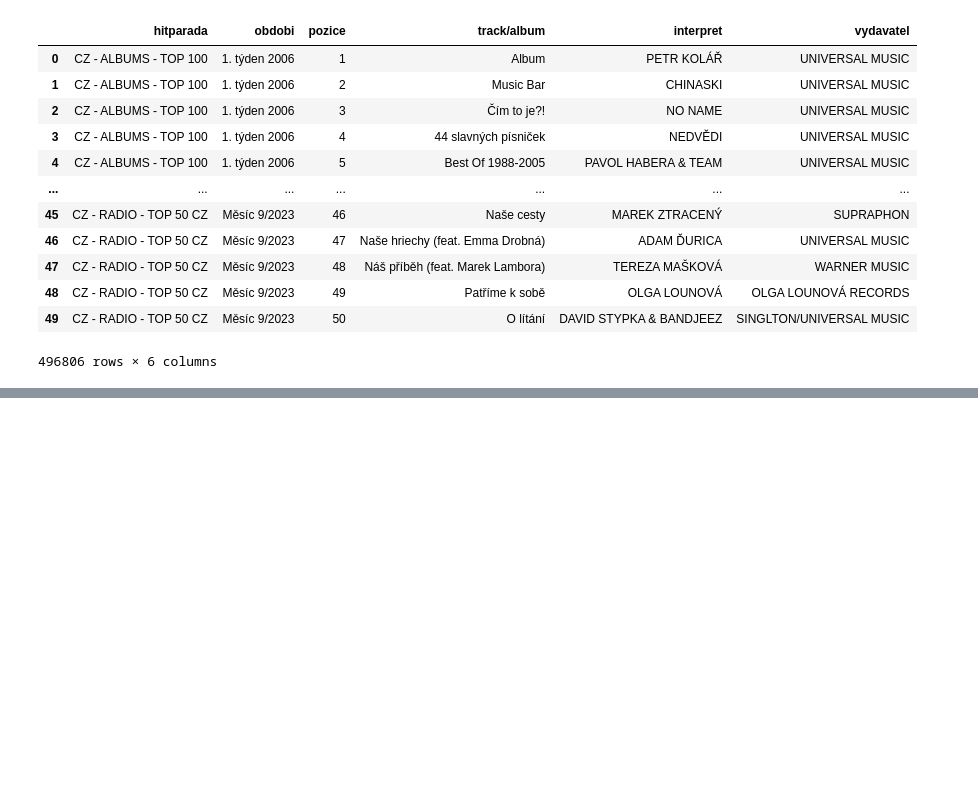
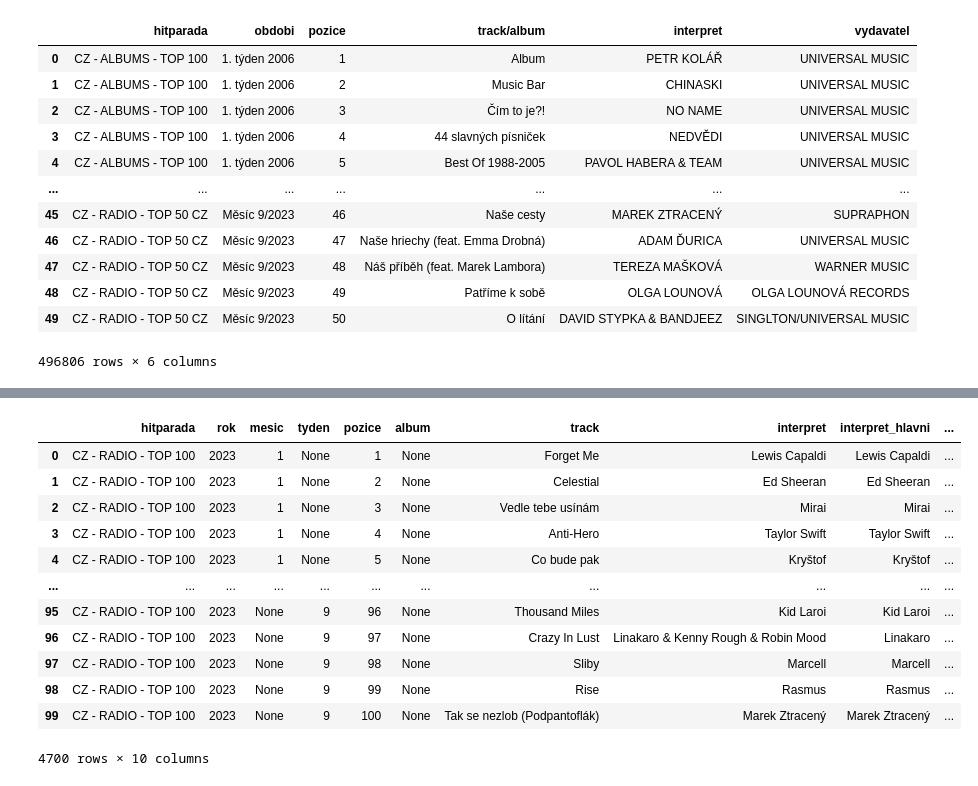
Before and after one commit to DataRozhlas/hitparady, a Jupyter notebook: 005 spojení a čištění IFPI.ipynb, the cells around one changed output, grey strips where cells are left out. Cells and saved outputs as stored; diff of their text form; code cells hidden in the pictures; blank space fills up the shorter version.

```diff
--- a/005 spojení a čištění IFPI.ipynb
+++ b/005 spojení a čištění IFPI.ipynb
@@ -101,2 +69,6 @@ df[df['obdobi'].str.contains("Měs")]
+# %%
+df['tyden'] = df['obdobi'].apply(lambda x: x.split(".")[0] if "." in x else None)
+# %%
+df['mesic'] = df['obdobi'].apply(lambda x: x.split("/")[0].split(" ")[1] if "Měsíc" in x else None)
 # %%
 df['rok'] = df['obdobi'].apply(lambda x: x[-4:])
@@ -102,0 +95,16 @@ df['rok'] = df['obdobi'].apply(lambda x: x[-4:])
+# %%
+df[(df['hitparada'] == 'CZ - RADIO - TOP 100') & (df['rok'] == '2023')]
+# %% [output]
+|  | hitparada | rok | mesic | tyden | pozice | album | track | interpret | interpret_hlavni | ... |
+| 0 | CZ - RADIO - TOP 100 | 2023 | 1 | None | 1 | None | Forget Me | Lewis Capaldi | Lewis Capaldi | ... |
+| 1 | CZ - RADIO - TOP 100 | 2023 | 1 | None | 2 | None | Celestial | Ed Sheeran | Ed Sheeran | ... |
+| 2 | CZ - RADIO - TOP 100 | 2023 | 1 | None | 3 | None | Vedle tebe usínám | Mirai | Mirai | ... |
+| 3 | CZ - RADIO - TOP 100 | 2023 | 1 | None | 4 | None | Anti-Hero | Taylor Swift | Taylor Swift | ... |
+| 4 | CZ - RADIO - TOP 100 | 2023 | 1 | None | 5 | None | Co bude pak | Kryštof | Kryštof | ... |
+| ... | ... | ... | ... | ... | ... | ... | ... | ... | ... | ... |
+| 95 | CZ - RADIO - TOP 100 | 2023 | None | 9 | 96 | None | Thousand Miles | Kid Laroi | Kid Laroi | ... |
+| 96 | CZ - RADIO - TOP 100 | 2023 | None | 9 | 97 | None | Crazy In Lust | Linakaro & Kenny Rough & Robin Mood | Linakaro | ... |
+| 97 | CZ - RADIO - TOP 100 | 2023 | None | 9 | 98 | None | Sliby | Marcell | Marcell | ... |
+| 98 | CZ - RADIO - TOP 100 | 2023 | None | 9 | 99 | None | Rise | Rasmus | Rasmus | ... |
+| 99 | CZ - RADIO - TOP 100 | 2023 | None | 9 | 100 | None | Tak se nezlob (Podpantoflák) | Marek Ztracený | Marek Ztracený | ... |
+4700 rows × 10 columns
```
Also changed, not shown: parts of 38 cells of this notebook, 24 other files.
